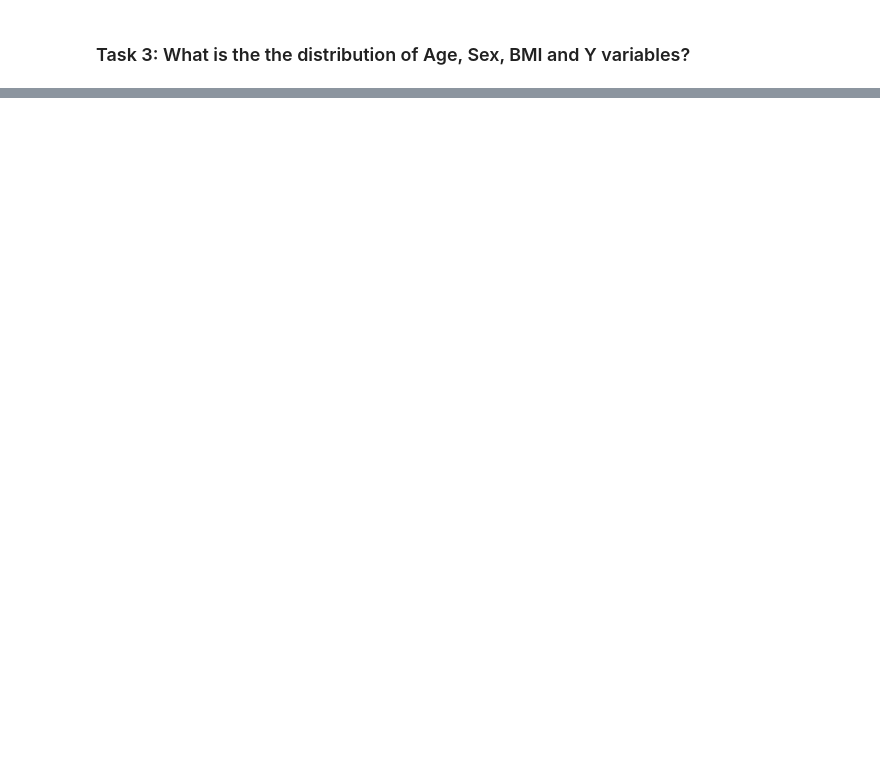
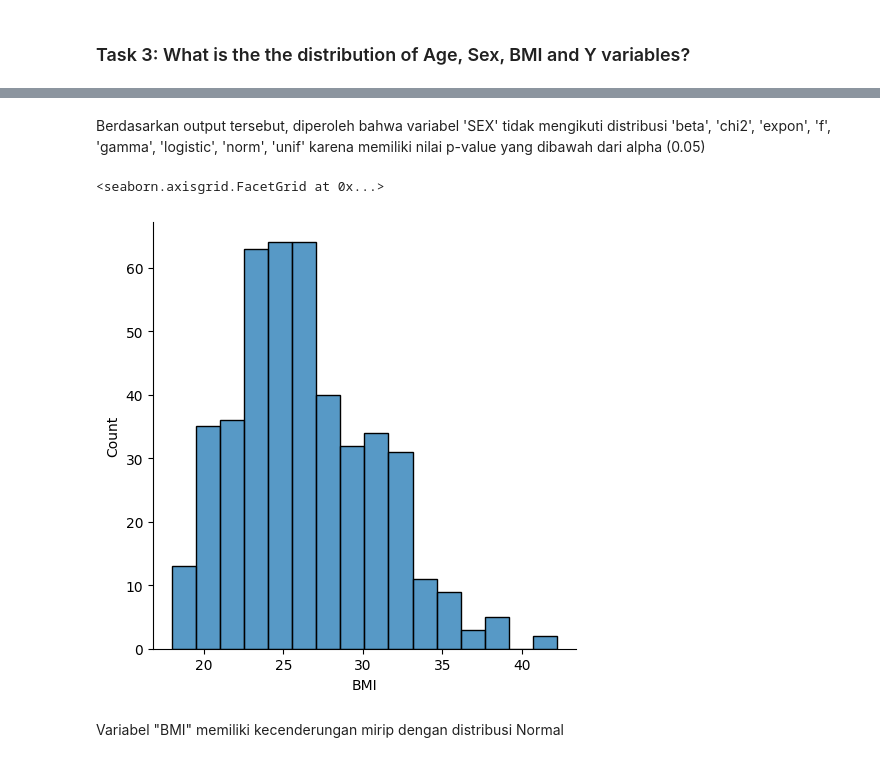
Before and after one commit to stevensa1/Steven-Data-Analyst-Assigments, a Jupyter notebook: Tugas 9 10/assignment_topic 9 10.ipynb, the cells around one changed output, grey strips where cells are left out. Saved outputs shown, nothing was run; the diff lists cells and outputs as text; code cells hidden in the pictures; blank space fills up the shorter version.

```diff
--- a/Tugas 9 10/assignment_topic 9 10.ipynb
+++ b/Tugas 9 10/assignment_topic 9 10.ipynb
@@ -34,0 +170,10 @@ Let's study this dataset using methods of probability and statistics.
+# %% [markdown]
+Berdasarkan output tersebut, diperoleh bahwa variabel 'SEX' tidak mengikuti distribusi 'beta', 'chi2', 'expon', 'f', 'gamma', 'logistic', 'norm', 'unif' karena memiliki nilai p-value yang dibawah dari alpha (0.05)
+# %%
+# The distribution of BMI
+sns.displot(df['BMI'])
+# %% [output]
+<seaborn.axisgrid.FacetGrid at 0x...>
+[figure, added]
+# %% [markdown]
+Variabel "BMI" memiliki kecenderungan mirip dengan distribusi Normal
```
Also changed, not shown: parts of 20 cells of this notebook.
